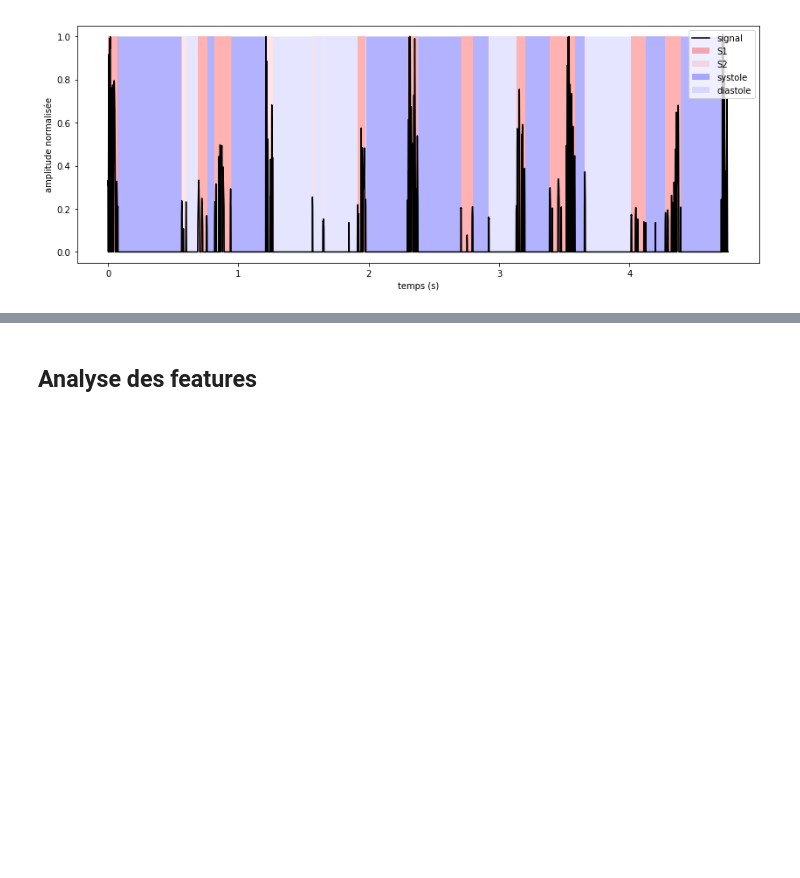
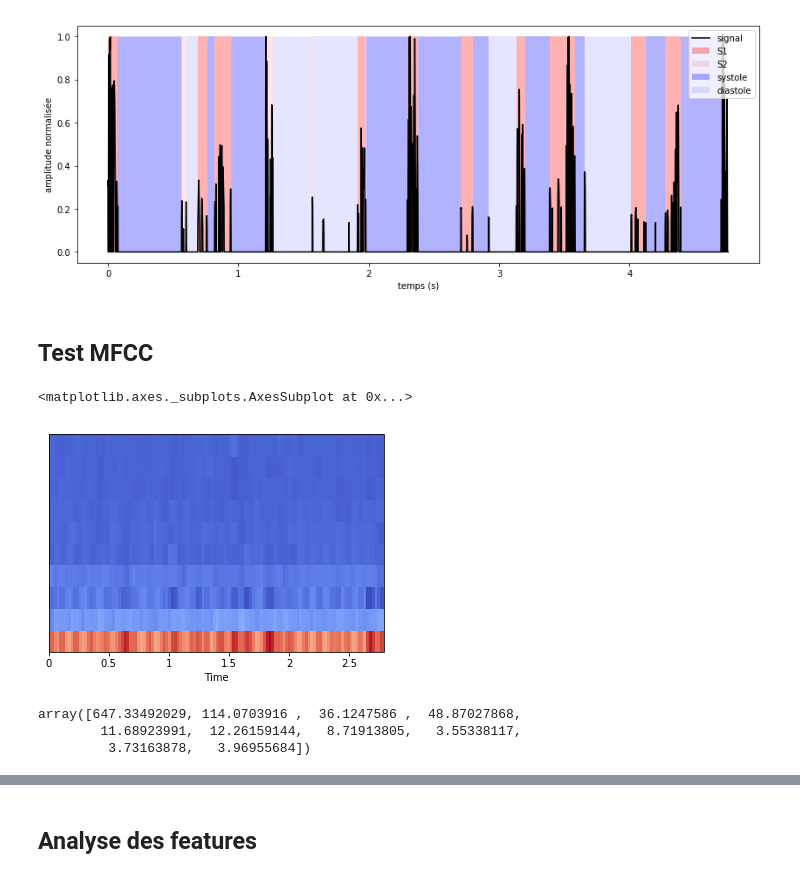
Before and after one commit to aymericfloyrac/Python_for_datascience, a Jupyter notebook: Projet Python.ipynb, the cells around one changed output, grey strips where cells are left out. Saved outputs shown, nothing was run; the diff lists cells and outputs as text; code cells hidden in the pictures; blank space fills up the shorter version.

```diff
--- a/Projet Python.ipynb
+++ b/Projet Python.ipynb
@@ -331,3 +329,5 @@ plt.ylabel('amplitude normalisée')
 # %% [output]
 Text(0,0.5,'amplitude normalisée')
 [figure]
+# %% [markdown]
+## Test MFCC
@@ -333,0 +337,13 @@ Text(0,0.5,'amplitude normalisée')
+# %%
+ft = mfcc(sample,n_mfcc=10,sr=2000)
+# %%
+display.specshow(ft,x_axis='time')
+# %% [output]
+<matplotlib.axes._subplots.AxesSubplot at 0x...>
+[figure, added]
+# %%
+np.mean(ft,axis=1)
+# %% [output]
+array([647.33492029, 114.0703916 ,  36.1247586 ,  48.87027868,
+        11.68923991,  12.26159144,   8.71913805,   3.55338117,
+         3.73163878,   3.96955684])
```
Also changed, not shown: parts of 15 cells of this notebook.
